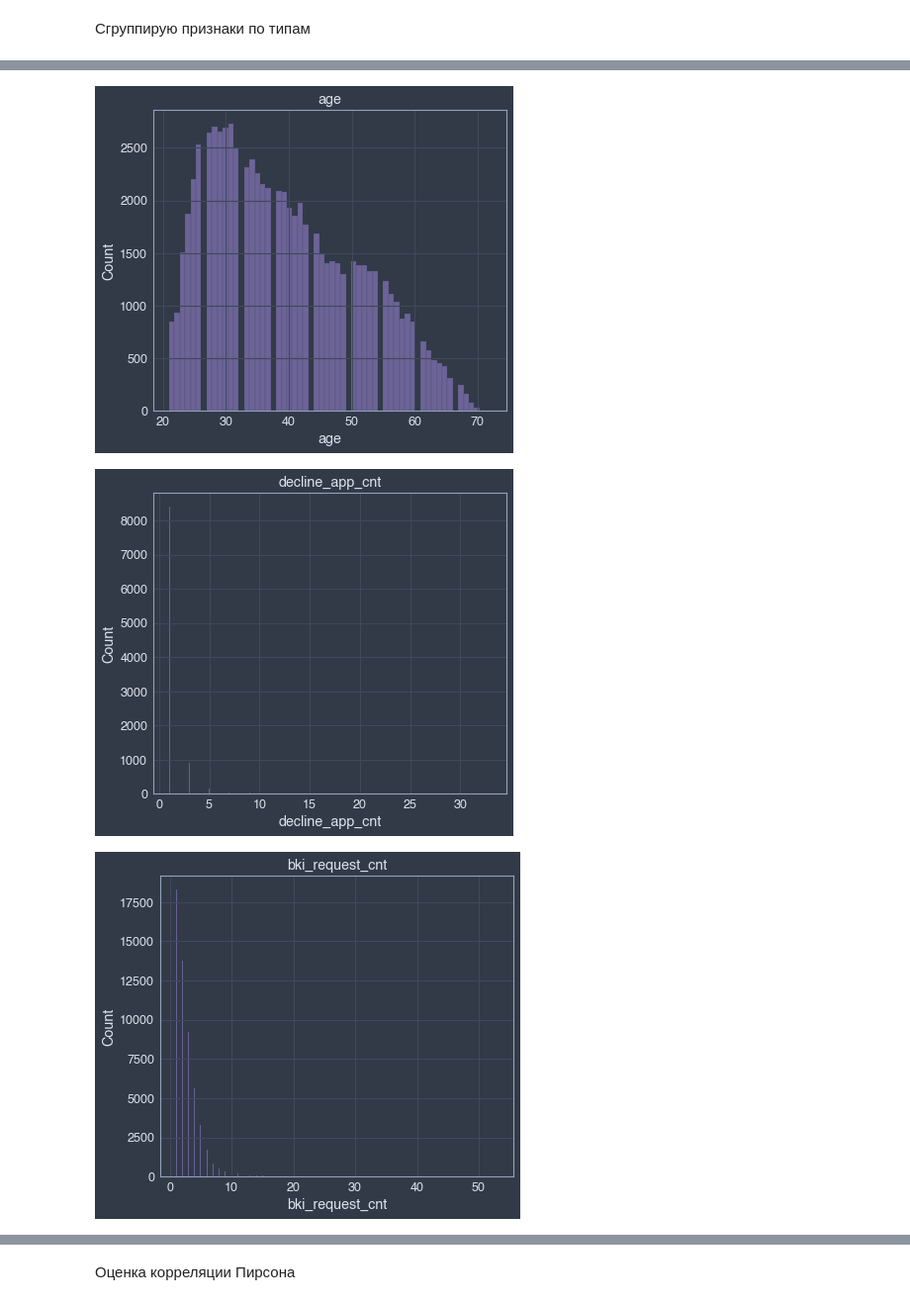
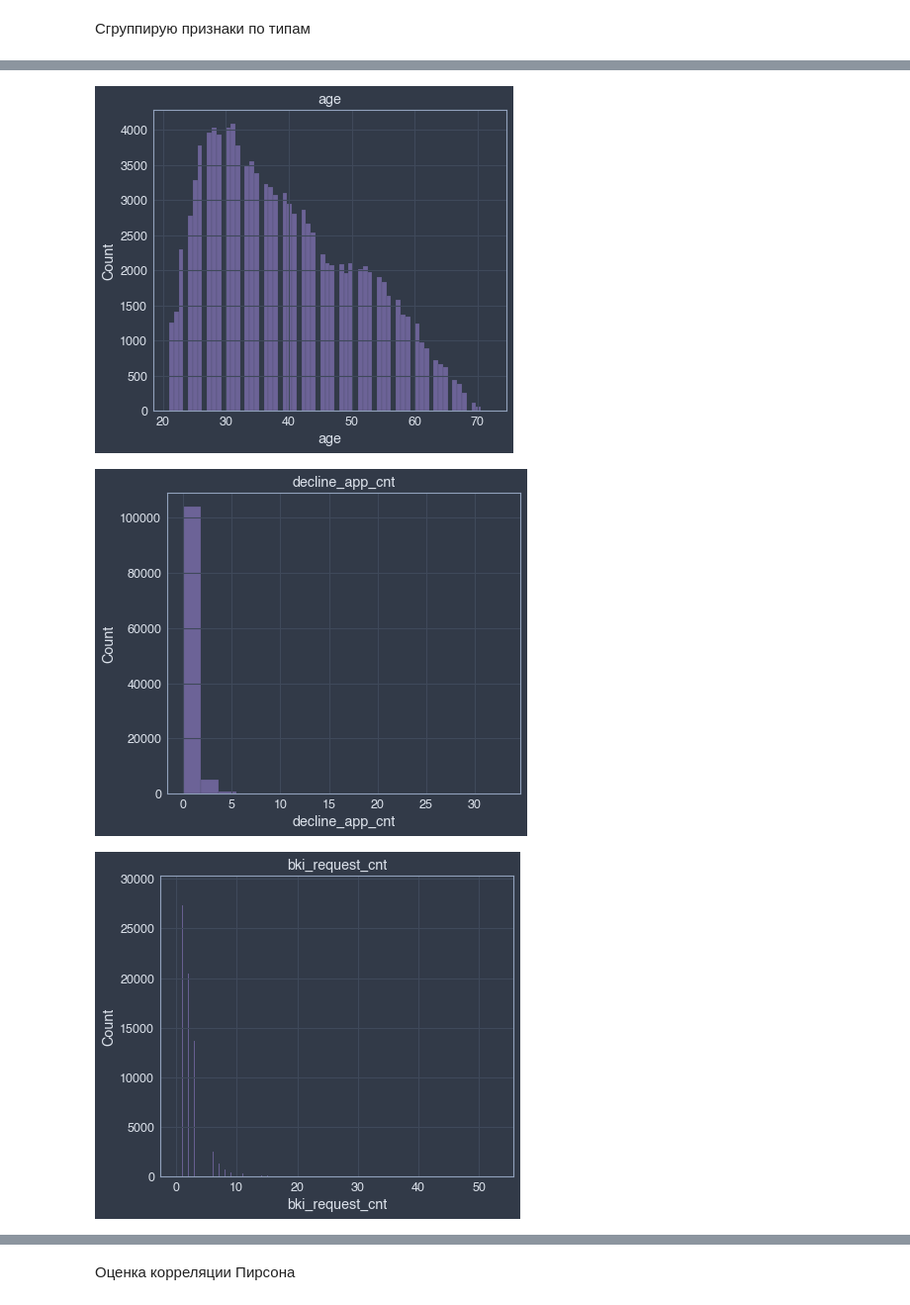
Before and after one commit to ElenaSrbq/SkillFactory-projects, a Jupyter notebook: module_5/Project_5.ipynb, the cells around one changed output, grey strips where cells are left out. Shown: that part at 99% size. Drawn from its saved outputs; the diff is of its cells as text; code cells hidden in the pictures.

```diff
--- a/module_5/Project_5.ipynb
+++ b/module_5/Project_5.ipynb
@@ -55 +114,7 @@ df.head(15)
+# %%
+train['sample'] = 1  # трейн
+test['sample'] = 0  # тест
+test['default'] = 0 # в тесте нет значения default, поэтому заполню нулями
+
+data = test.append(train, sort=False).reset_index(drop=True)
 # %%
@@ -99,0 +189,2 @@ dtype: int64
+# %%
+data.app_date = pd.to_datetime(data.app_date, format='%d%b%Y')
@@ -100,8 +216,11 @@ dtype: int64
+# %%
+data['app_month'] = data['app_date'].dt.month
+data = data.drop('app_date', axis=1)
 # %% [markdown]
 Сгруппирую признаки по типам
 # %%
 bin_cols = ['sex', 'car', 'car_type', 'foreign_passport', 'good_work']
-cat_cols = ['education', 'home_address', 'work_address']
-num_cols = ['age', 'decline_app_cnt', 'bki_request_cnt', 'income']
+cat_cols = ['education', 'home_address', 'work_address', 'sna', 'first_time', 'region_rating', 'app_month']
+num_cols = ['age', 'decline_app_cnt', 'bki_request_cnt', 'income', 'score_bki']
 # %% [markdown]
 ### Числовые признаки
@@ -117,10 +237,10 @@ for col in num_cols:
 # %%
 for i in num_cols:
     plt.figure()
-    sns.histplot(df[i][df[i] > 0].dropna(), kde = False, color = 'm')
+    sns.histplot(data[i].dropna(), kde = False, color = 'm')
     plt.title(i)
     plt.show()
 # %% [output]
-[figure, old version]
+[figure, new version]
-[figure, old version]
+[figure, new version]
-[figure, old version]
+[figure, new version]
```
Also changed, not shown: parts of 77 cells of this notebook, 3 other files.
